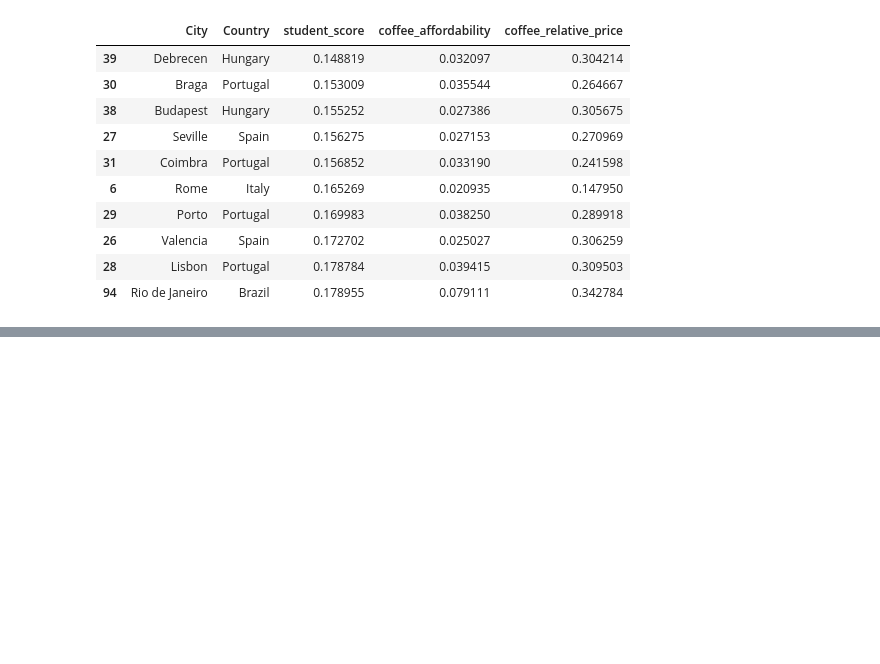
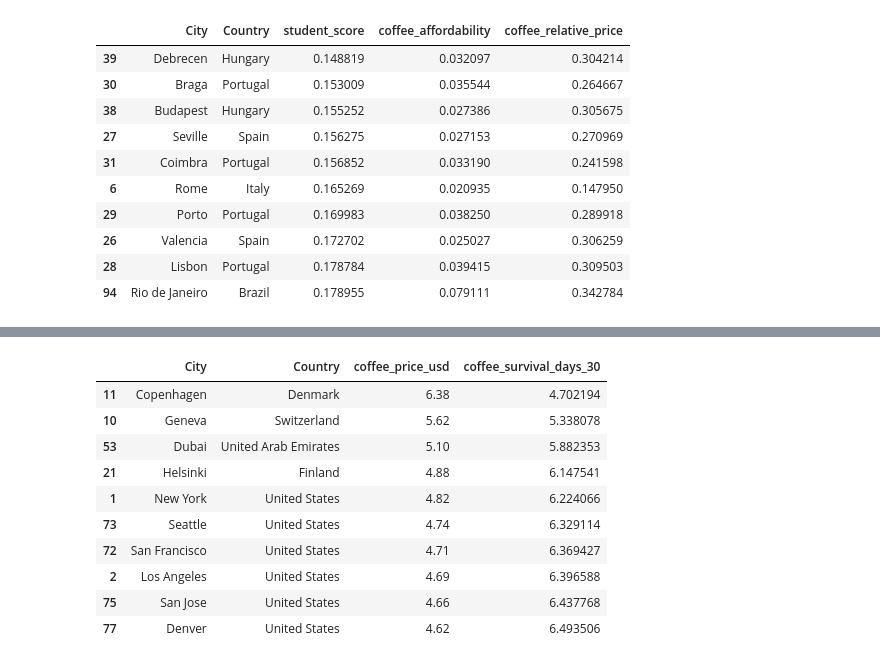
Before and after one commit to luckakovy/Global-Analysis-of-Coffee-Affordability-Best-Cities-for-Boke-Caffeine-Addicted-Students, a Jupyter notebook: analysis.ipynb, the cells around one changed output, grey strips where cells are left out. Cells and saved outputs as stored; diff of their text form; code cells hidden in the pictures; blank space fills up the shorter version.

```diff
--- a/analysis.ipynb
+++ b/analysis.ipynb
@@ -578,0 +614,16 @@ best_cities.head(10) # top 10 best cities for coffee-loving students
+# %%
+coffee_salary_df[
+    ["City", "Country", "coffee_price_usd", "coffee_survival_days_30"]
+].sort_values("coffee_survival_days_30").head(10) # bottom 10 cities for coffee survival days
+# %% [output]
+|  | City | Country | coffee_price_usd | coffee_survival_days_30 |
+| 11 | Copenhagen | Denmark | 6.38 | 4.702194 |
+| 10 | Geneva | Switzerland | 5.62 | 5.338078 |
+| 53 | Dubai | United Arab Emirates | 5.10 | 5.882353 |
+| 21 | Helsinki | Finland | 4.88 | 6.147541 |
+| 1 | New York | United States | 4.82 | 6.224066 |
+| 73 | Seattle | United States | 4.74 | 6.329114 |
+| 72 | San Francisco | United States | 4.71 | 6.369427 |
+| 2 | Los Angeles | United States | 4.69 | 6.396588 |
+| 75 | San Jose | United States | 4.66 | 6.437768 |
+| 77 | Denver | United States | 4.62 | 6.493506 |
```
Also changed, not shown: parts of 8 cells of this notebook.
